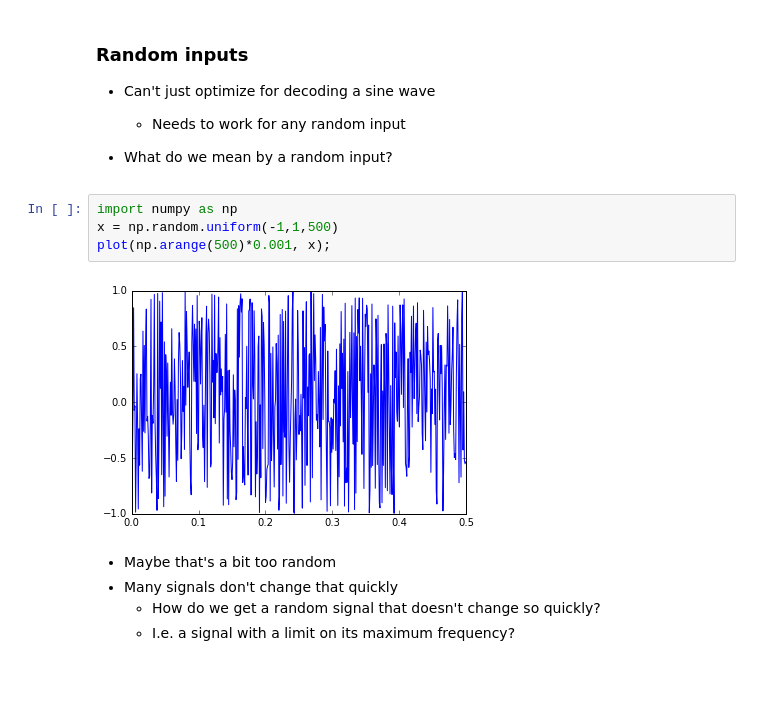
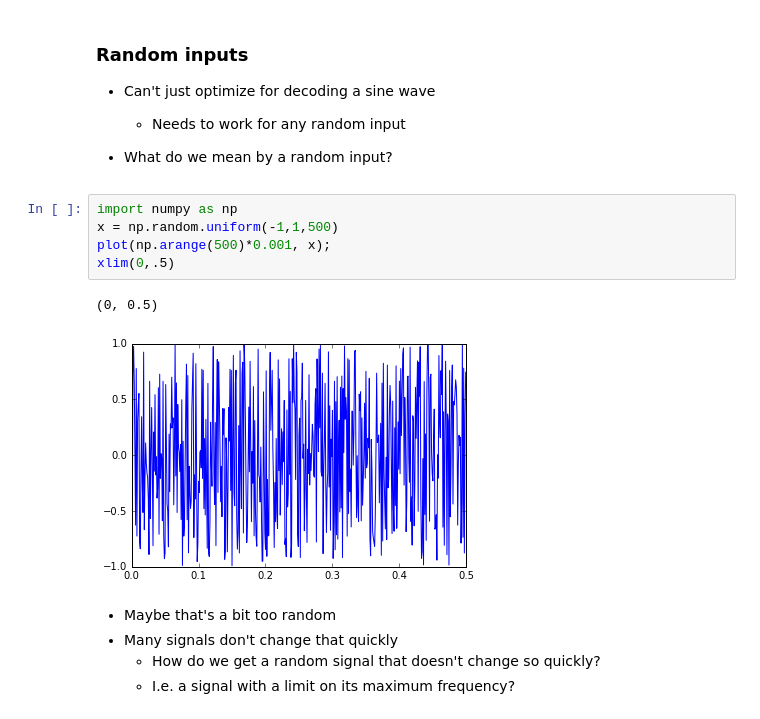
Before and after one commit to celiasmith/syde556, a Jupyter notebook: SYDE 556 Lecture 3 Temporal Representation.ipynb, the cells around one changed output. Cells and saved outputs as stored; diff of their text form; blank space fills up the shorter version.

```diff
--- a/SYDE 556 Lecture 3 Temporal Representation.ipynb
+++ b/SYDE 556 Lecture 3 Temporal Representation.ipynb
@@ -591,9 +591,11 @@ $\hat{x}(t)=r(t) * h(t)$
 # %%
 import numpy as np
 x = np.random.uniform(-1,1,500)
 plot(np.arange(500)*0.001, x);
+xlim(0,.5)
 # %% [output]
+(0, 0.5)
-[figure, old version]
+[figure, new version]
 # %% [markdown]
 - Maybe that's a bit too random
 - Many signals don't change that quickly
```
Also changed, not shown: parts of 13 cells of this notebook, 4 other files.
